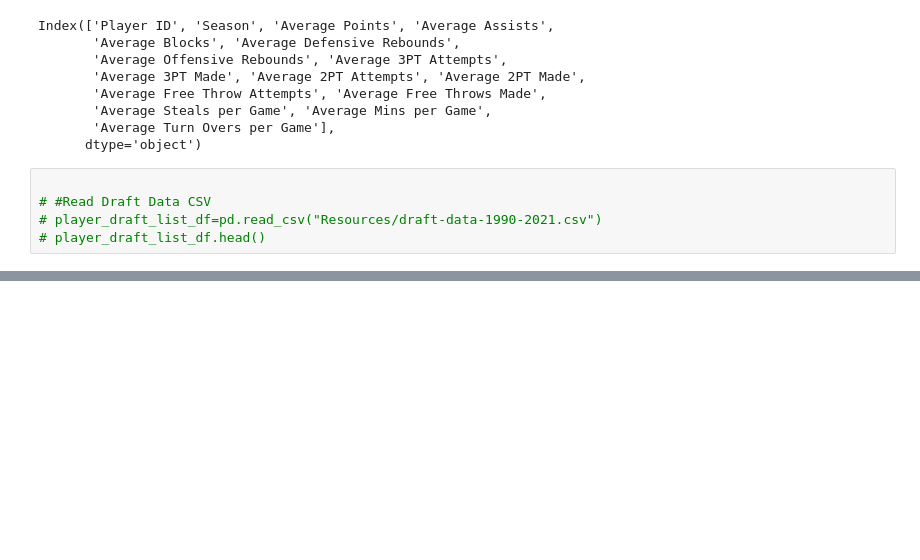
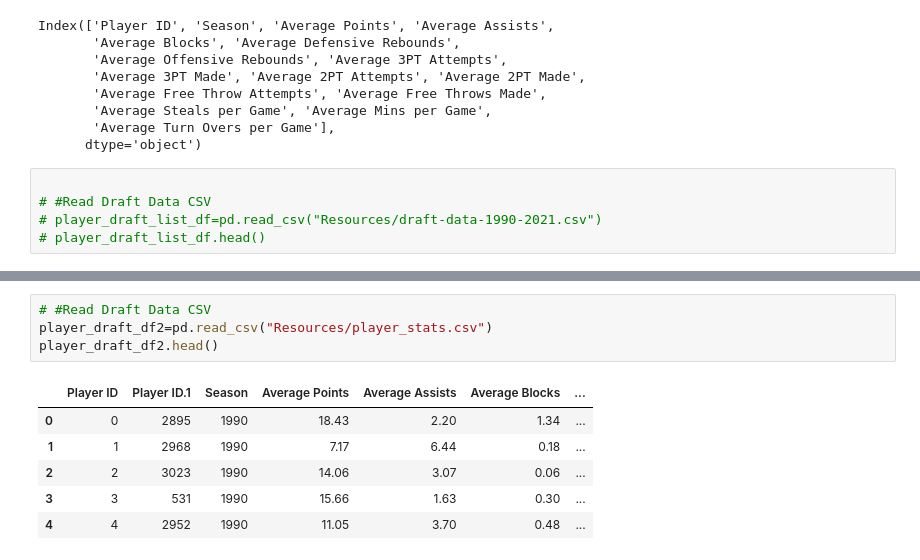
Before and after one commit to YoussoufIY/NBA-Draft-Analysis, a Jupyter notebook: NBA Project.ipynb, the cells around one changed output, grey strips where cells are left out. Drawn from its saved outputs; the diff is of its cells as text; blank space fills up the shorter version.

```diff
--- a/NBA Project.ipynb
+++ b/NBA Project.ipynb
@@ -852,0 +831,11 @@ Index(['Player ID', 'Season', 'Average Points', 'Average Assists',
+# %%
+# #Read Draft Data CSV
+player_draft_df2=pd.read_csv("Resources/player_stats.csv")
+player_draft_df2.head()
+# %% [output]
+|  | Player ID | Player ID.1 | Season | Average Points | Average Assists | Average Blocks | ... |
+| 0 | 0 | 2895 | 1990 | 18.43 | 2.20 | 1.34 | ... |
+| 1 | 1 | 2968 | 1990 | 7.17 | 6.44 | 0.18 | ... |
+| 2 | 2 | 3023 | 1990 | 14.06 | 3.07 | 0.06 | ... |
+| 3 | 3 | 531 | 1990 | 15.66 | 1.63 | 0.30 | ... |
+| 4 | 4 | 2952 | 1990 | 11.05 | 3.70 | 0.48 | ... |
```
Also changed, not shown: parts of 19 cells of this notebook, 5 other files.
